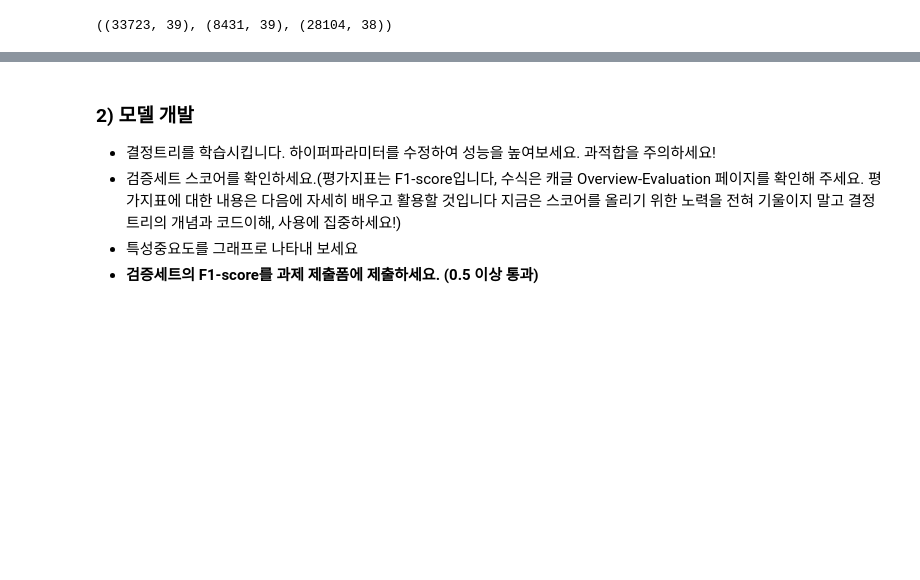
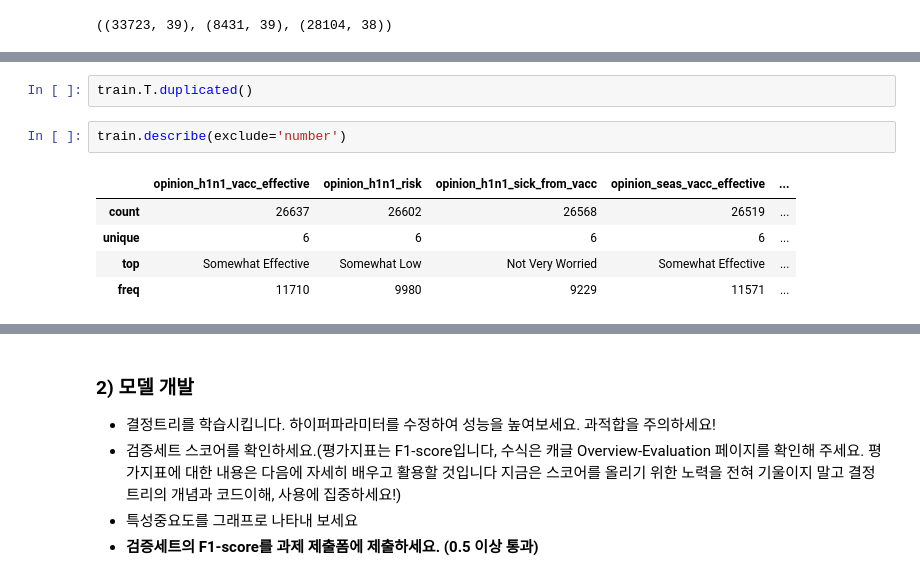
Before and after one commit to hiswordsini/AI_Bootcamp_Project, a Jupyter notebook: n221-decision-trees/n221a-decision-trees.ipynb, the cells around one changed output, grey strips where cells are left out. Saved outputs shown, nothing was run; the diff lists cells and outputs as text; blank space fills up the shorter version.

```diff
--- a/n221-decision-trees/n221a-decision-trees.ipynb
+++ b/n221-decision-trees/n221a-decision-trees.ipynb
@@ -98,0 +83,10 @@ profile
+# %%
+train.T.duplicated()
+# %%
+train.describe(exclude='number')
+# %% [output]
+|  | opinion_h1n1_vacc_effective | opinion_h1n1_risk | opinion_h1n1_sick_from_vacc | opinion_seas_vacc_effective | ... |
+| count | 26637 | 26602 | 26568 | 26519 | ... |
+| unique | 6 | 6 | 6 | 6 | ... |
+| top | Somewhat Effective | Somewhat Low | Not Very Worried | Somewhat Effective | ... |
+| freq | 11710 | 9980 | 9229 | 11571 | ... |
```
Also changed, not shown: parts of 8 cells of this notebook.
